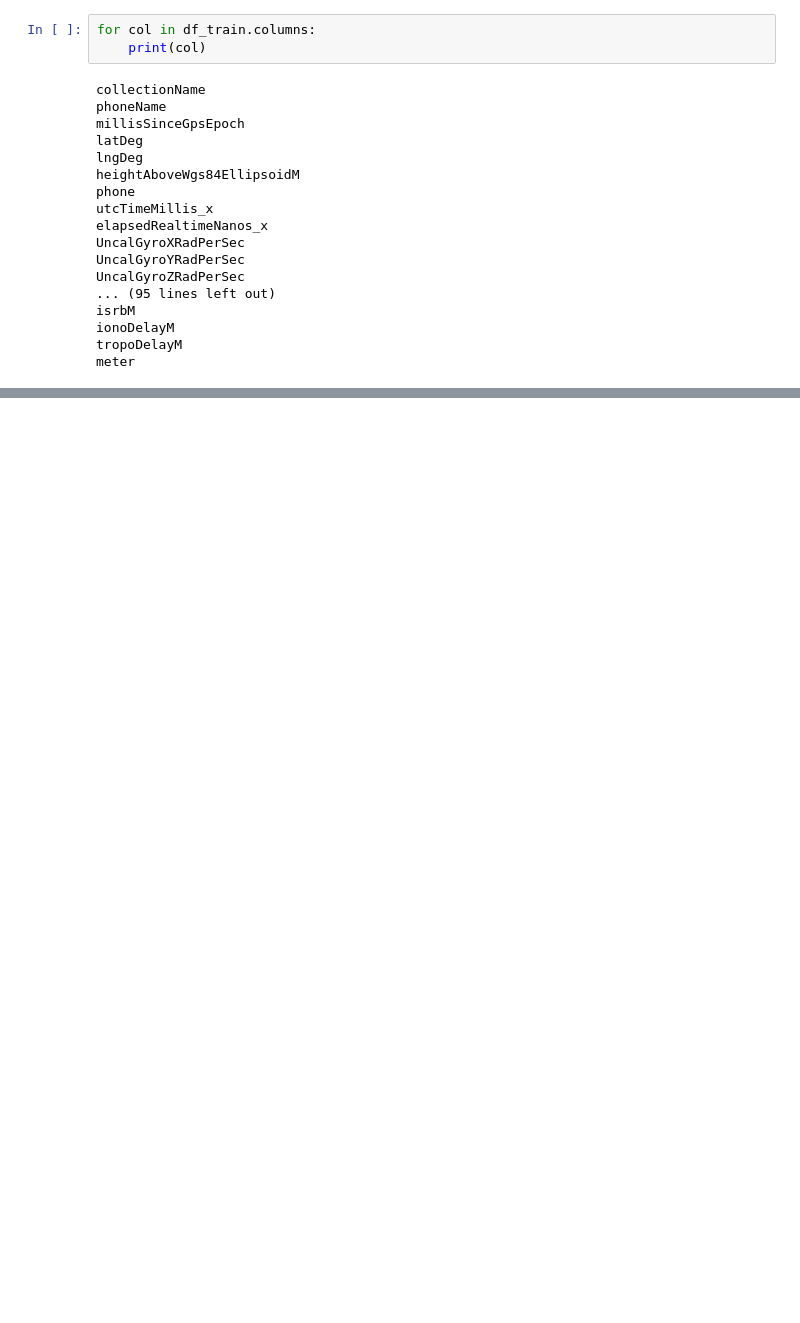
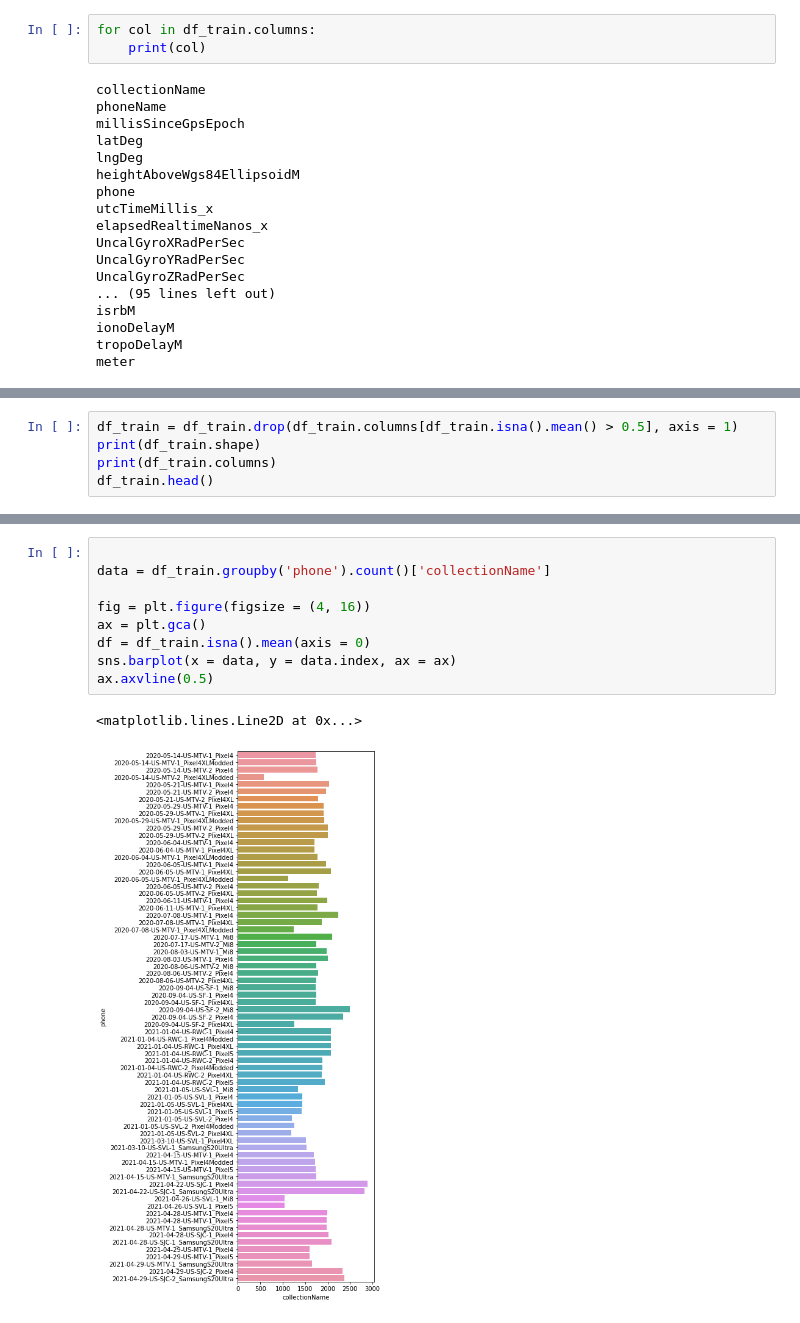
Before and after one commit to leeh8911/BeSuperRepo, a Jupyter notebook: GoogleSmartPhone/code/EDA.ipynb, the cells around one changed output, grey strips where cells are left out. Cells and saved outputs as stored; diff of their text form; blank space fills up the shorter version.

Commit message:
update EDA, single variable data analysis

```diff
--- a/GoogleSmartPhone/code/EDA.ipynb
+++ b/GoogleSmartPhone/code/EDA.ipynb
@@ -217,0 +237,5 @@ memory usage: 112.2+ MB
+# %%
+df_train = df_train.drop(df_train.columns[df_train.isna().mean() > 0.5], axis = 1)
+print(df_train.shape)
+print(df_train.columns)
+df_train.head()
@@ -217,0 +272,12 @@ memory usage: 112.2+ MB
+# %%
+
+data = df_train.groupby('phone').count()['collectionName']
+
+fig = plt.figure(figsize = (4, 16))
+ax = plt.gca()
+df = df_train.isna().mean(axis = 0)
+sns.barplot(x = data, y = data.index, ax = ax)
+ax.axvline(0.5)
+# %% [output]
+<matplotlib.lines.Line2D at 0x...>
+[figure, added]
```
Also changed, not shown: parts of 20 cells of this notebook, 4 other files.
